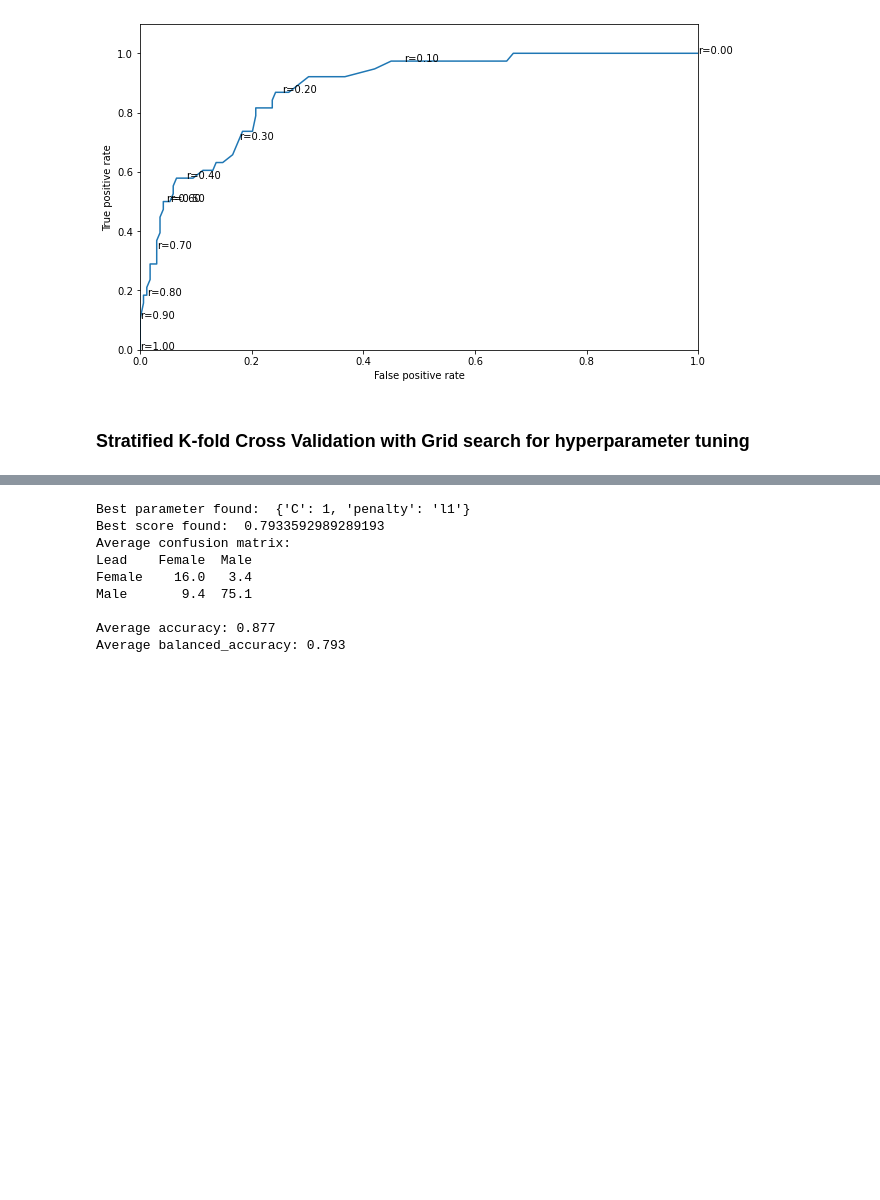
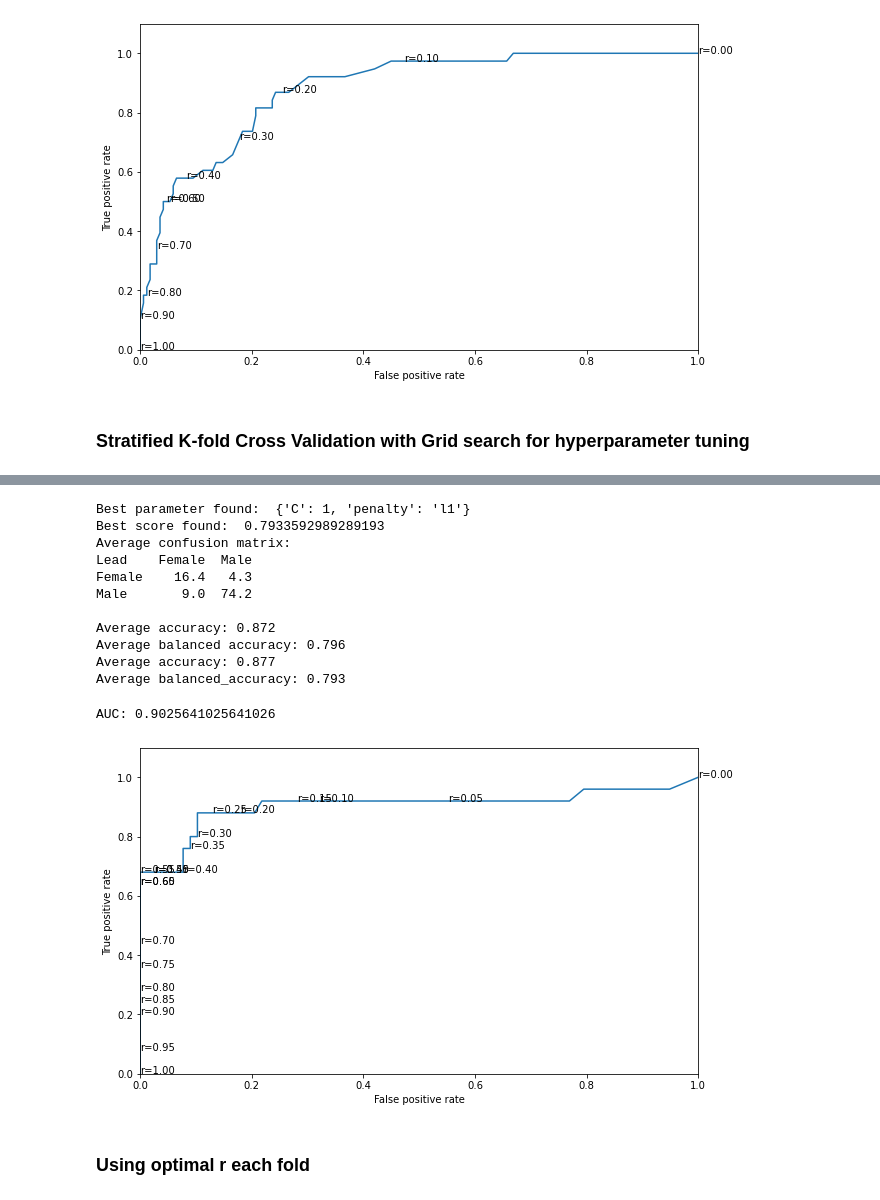
Before and after one commit to Dazarang/Statistical-Machine-Learning, a Jupyter notebook: Project/Project_LogReg.ipynb, the cells around one changed output, grey strips where cells are left out. Drawn from its saved outputs; the diff is of its cells as text; code cells hidden in the pictures; blank space fills up the shorter version.

```diff
--- a/Project/Project_LogReg.ipynb
+++ b/Project/Project_LogReg.ipynb
@@ -706,6 +756,7 @@ import numpy as np
 import pandas as pd
 from sklearn import linear_model as skl_lm
 from sklearn.model_selection import StratifiedKFold, cross_val_score, GridSearchCV
+from sklearn.metrics import balanced_accuracy_score, f1_score, precision_score, recall_score
 
 np.random.seed(1)
 
@@ -738,6 +789,12 @@ print("Best score found: ", grid_search.best_score_)
 best_model = grid_search.best_estimator_
 
 conf_matrices = []
+accuracies = []
+balanced_accuracies = []
+recall_scores = []
+precision_scores = []
+f1_scores = []
+
 
 # Loop through each fold of the Stratified K-Fold object
 for fold, (train_index, test_index) in enumerate(skf.split(df, df["Lead"])):
@@ -755,7 +812,7 @@ for fold, (train_index, test_index) in enumerate(skf.split(df, df["Lead"])):
     # Generate predicted probabilities
     predict_prob = best_model.predict_proba(X_test)
     prediction = np.empty(len(X_test), dtype=object)
-    prediction = np.where(predict_prob[:, 0] >= 0.5, best_model.classes_[0], best_model.classes_[1])
+    prediction = np.where(predict_prob[:, 0] >= 0.466, best_model.classes_[0], best_model.classes_[1])
 
     # Generate a confusion matrix
     conf_matrix = pd.crosstab(prediction, Y_test)
@@ -764,17 +821,25 @@ for fold, (train_index, test_index) in enumerate(skf.split(df, df["Lead"])):
     conf_matrix.index = ["Female", "Male"]
 
     conf_matrices.append(conf_matrix)
+    accuracies.append(np.mean(prediction == Y_test))
+    balanced_accuracies.append(balanced_accuracy_score(Y_test, prediction))
 
     # print(f"Fold {fold+1}:\n")
 
     # print("Confusion matrix:\n")
     # print(conf_matrix, "\n")
+    # print(f"Accuracy: {accuracies[-1]:.3f}")
+    # print(f"Balanced accuracy: {balanced_accuracies[-1]:.3f}")
 
 avg_conf_matrix = sum(conf_matrices) / len(conf_matrices)
+avg_accuracy = sum(accuracies) / len(accuracies)
+avg_balanced_accuracy = sum(balanced_accuracies) / len(balanced_accuracies)
 
 # Print the average confusion matrix
 print("Average confusion matrix:")
 print(avg_conf_matrix, "\n")
+print(f"Average accuracy: {avg_accuracy:.3f}")
+print(f"Average balanced accuracy: {avg_balanced_accuracy:.3f}")
 
 # Define a list of metrics to calculate
 metrics = ["accuracy", "balanced_accuracy"]
@@ -792,8 +857,56 @@ Best parameter found:  {'C': 1, 'penalty': 'l1'}
 Best score found:  0.7933592989289193
 Average confusion matrix:
 Lead    Female  Male
-Female    16.0   3.4
-Male       9.4  75.1
+Female    16.4   4.3
+Male       9.0  74.2
 
+Average accuracy: 0.872
+Average balanced accuracy: 0.796
 Average accuracy: 0.877
 Average balanced_accuracy: 0.793
+# %%
+from sklearn.metrics import roc_auc_score
+
+true_positive_rate = []
+false_positive_rate = []
+
+positive_class = "Female"
+negative_class = "Male"
+
+P = np.sum(Y_test == positive_class)
+N = np.sum(Y_test == negative_class)
+
+threshold = np.linspace(0, 1, 101)
+model = skl_lm.LogisticRegression(solver="liblinear")
+model.fit(X_train, Y_train)
+predict_prob = model.predict_proba(X_test)
+positive_class_index = np.argwhere(model.classes_ == positive_class).squeeze()
+
+for r in threshold:
+  prediction = np.where(predict_prob[:, positive_class_index] >= r, positive_class, negative_class)
+
+  FP = np.sum((prediction == positive_class) & (Y_test == negative_class))
+  TP = np.sum((prediction == positive_class) & (Y_test == positive_class))
+
+  false_positive_rate.append(FP / N)
+  true_positive_rate.append(TP / P)
+
+plt.plot(false_positive_rate, true_positive_rate)
+for idx in range(0, 101, 5):
+  plt.text(false_positive_rate[idx], true_positive_rate[idx], f"r={threshold[idx]:.2f}")
+
+plt.xlim([0,1])
+plt.ylim([0,1.1])
+plt.xlabel("False positive rate")
+plt.ylabel("True positive rate")
+
+# Calculate the AUC
+auc = roc_auc_score((Y_test == positive_class).astype(int), predict_prob[:, positive_class_index])
+
+# Print the AUC
+print("AUC:", auc)
+# %% [output]
+AUC: 0.9025641025641026
+[figure, added]
+# %% [markdown]
+### Using optimal r each fold
```
Also changed, not shown: parts of 2 cells of this notebook, 1 other file.
